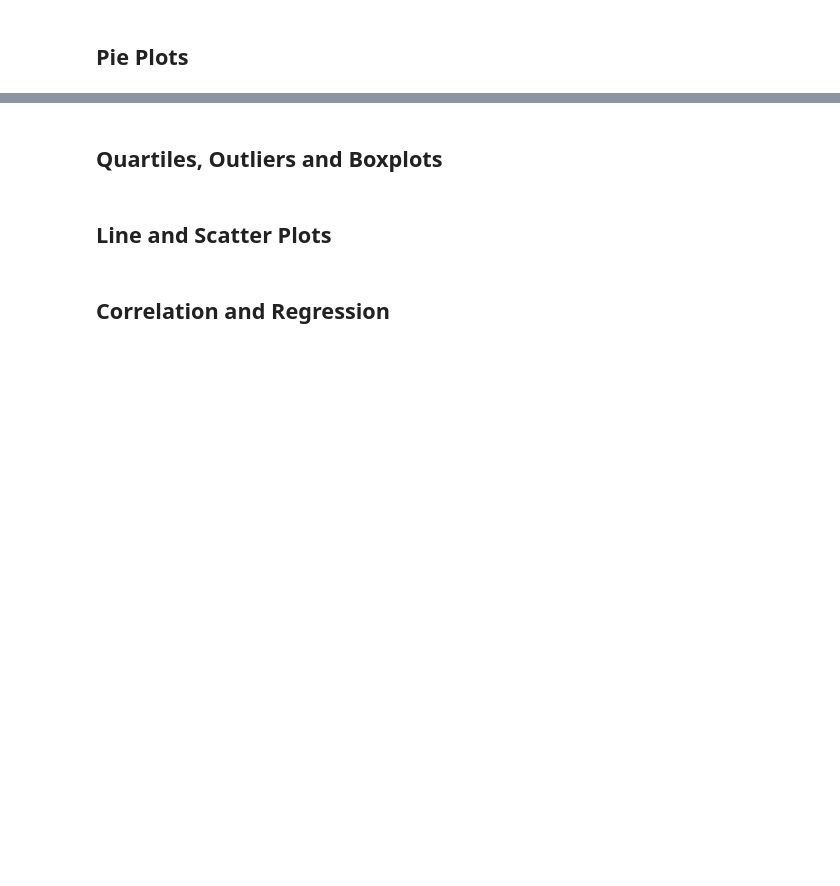
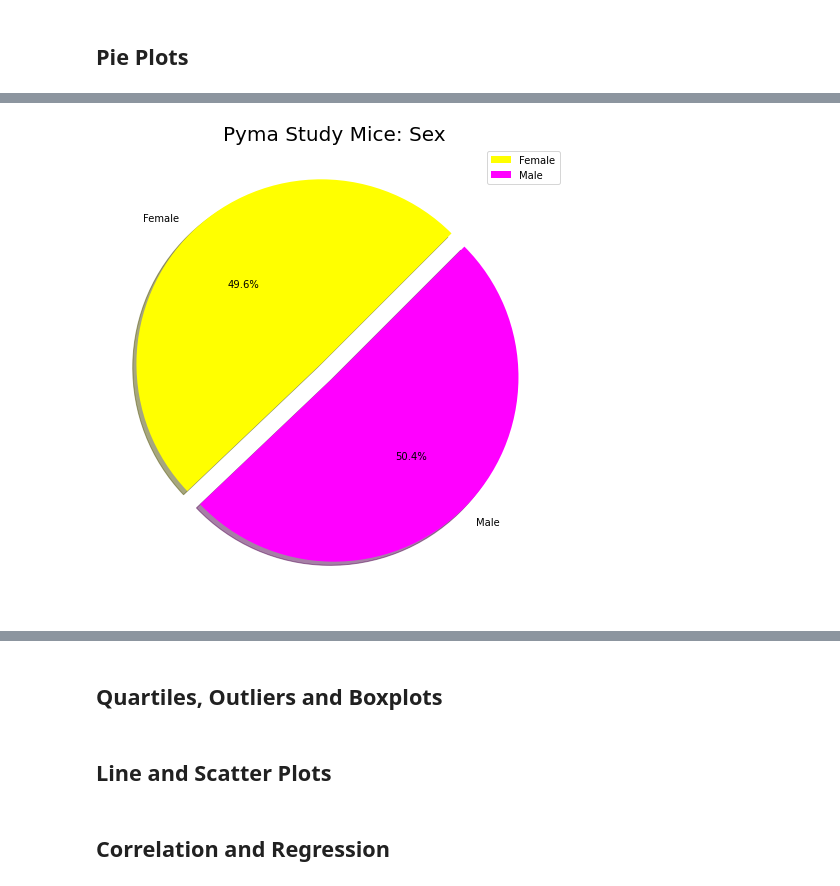
Before and after one commit to nataligracia/matplotlib_pharmaceuticals, a Jupyter notebook: PymaceuticalsScript.ipynb, the cells around one changed output, grey strips where cells are left out. Saved outputs shown, nothing was run; the diff lists cells and outputs as text; code cells hidden in the pictures; blank space fills up the shorter version.

```diff
--- a/PymaceuticalsScript.ipynb
+++ b/PymaceuticalsScript.ipynb
@@ -169,0 +165,12 @@ KeyError: 'Drub Regimen'
+# %%
+#Pull mice and sex data for pie plots
+sex = study.groupby(["Mouse ID","Sex"])
+sex_table = pd.DataFrame(sex.size())
+# %%
+#Calculate unique mice's sex
+study_gender = pd.DataFrame(sex_table.groupby(["Sex"]).count())
+study_gender.columns = ["Mice Count"]
+
+#Calculate and place unique mice's sex percentage
+study_gender["Percentage"] = ((study_gender["Mice Count"]/uniquemice)*100)
+study_gender["Percentage"] = study_gender["Percentage"]
@@ -169,0 +184,16 @@ KeyError: 'Drub Regimen'
+# %%
+#Create and format a pie plot of study gender data using pandas
+colors = ['yellow','magenta']
+explode = (0.1,0)
+pieplot = study_gender.plot.pie(y='Mice Count',
+                                figsize=(14,7),colors = colors,startangle=45,
+                                explode = explode, shadow=True, autopct="%1.1f%%")
+plt.title('Pyma Study Mice: Sex',fontsize = 20)
+plt.ylabel('',fontsize = 16)
+
+#Save Pandas Pie Plot
+plt.tight_layout()
+plt.savefig("Images/pandas_pie_plot.png")
+plt.show()
+# %% [output]
+[figure, added]
```
Also changed, not shown: parts of 29 cells of this notebook, 2 other files.
